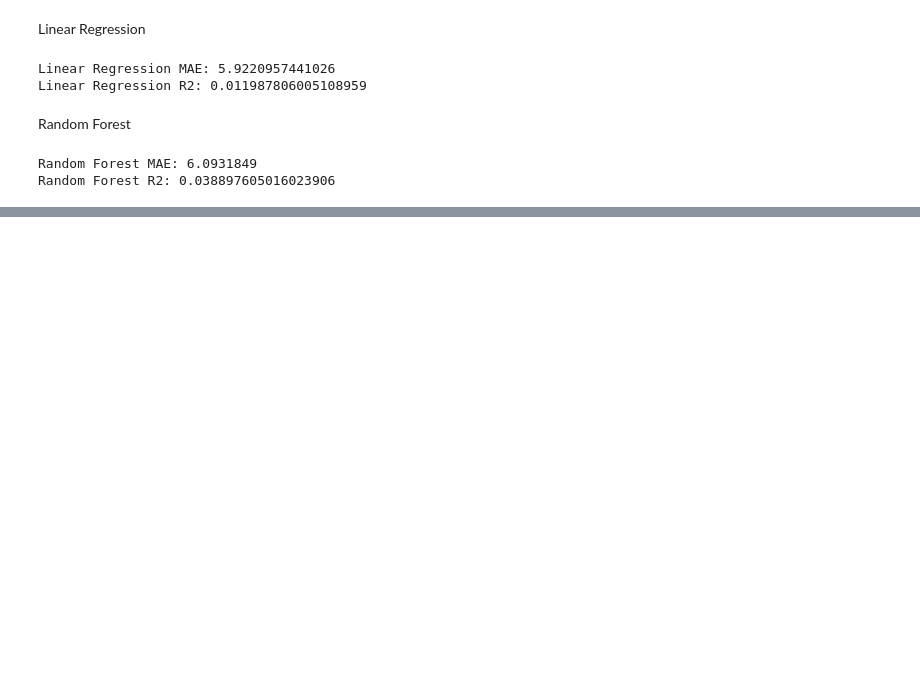
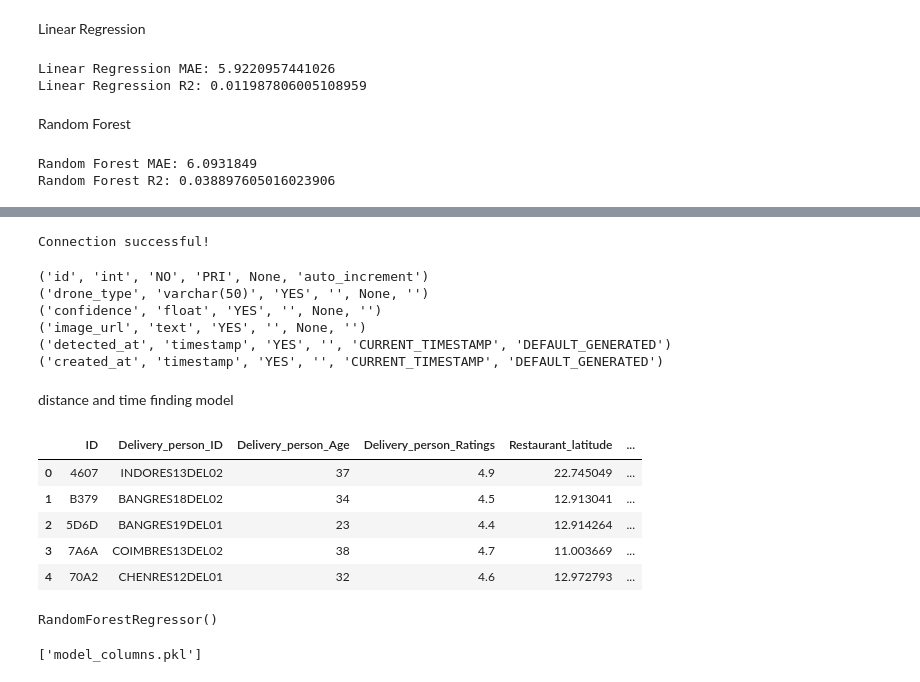
Before and after one commit to bptsdgrn/Aero-AI, a Jupyter notebook: drone.ipynb, the cells around one changed output, grey strips where cells are left out. Saved outputs shown, nothing was run; the diff lists cells and outputs as text; code cells hidden in the pictures; blank space fills up the shorter version.

```diff
--- a/drone.ipynb
+++ b/drone.ipynb
@@ -133,0 +556,55 @@ Deep Learning R2: -0.006893714156251285
+# %%
+import pymysql
+
+connection = pymysql.connect(
+    host="drone-detection-db.czyge4aiywpv.ap-south-1.rds.amazonaws.com",
+    user="admin",
+    password="Drone1234",
+    database="drone_db",
+    port=3306
+)
+
+cursor = connection.cursor()
+cursor.execute("SELECT 1")
+
+print("Connection successful!")
+# %% [output]
+Connection successful!
+# %%
+import pymysql
+
+connection = pymysql.connect(
+    host="drone-detection-db.czyge4aiywpv.ap-south-1.rds.amazonaws.com",
+    user="admin",
+    password="Drone1234",
+    database="drone_db",
+    port=3306
+)
+
+cursor = connection.cursor()
+
+cursor.execute("DESCRIBE detections")
+
+for row in cursor.fetchall():
+    print(row)
+# %% [output]
+('id', 'int', 'NO', 'PRI', None, 'auto_increment')
+('drone_type', 'varchar(50)', 'YES', '', None, '')
+('confidence', 'float', 'YES', '', None, '')
+('image_url', 'text', 'YES', '', None, '')
+('detected_at', 'timestamp', 'YES', '', 'CURRENT_TIMESTAMP', 'DEFAULT_GENERATED')
+('created_at', 'timestamp', 'YES', '', 'CURRENT_TIMESTAMP', 'DEFAULT_GENERATED')
+# %% [markdown]
+distance and time finding model
+# %%
+import pandas as pd
+
+df = pd.read_excel(r"C:\Users\boopa\Desktop\DS\Drone\delivery.xlsx")
+df.head()
+# %% [output]
+|  | ID | Delivery_person_ID | Delivery_person_Age | Delivery_person_Ratings | Restaurant_latitude | ... |
+| 0 | 4607 | INDORES13DEL02 | 37 | 4.9 | 22.745049 | ... |
+| 1 | B379 | BANGRES18DEL02 | 34 | 4.5 | 12.913041 | ... |
+| 2 | 5D6D | BANGRES19DEL01 | 23 | 4.4 | 12.914264 | ... |
+| 3 | 7A6A | COIMBRES13DEL02 | 38 | 4.7 | 11.003669 | ... |
+| 4 | 70A2 | CHENRES12DEL01 | 32 | 4.6 | 12.972793 | ... |
@@ -133,0 +634,17 @@ Deep Learning R2: -0.006893714156251285
+# %%
+from sklearn.model_selection import train_test_split
+from sklearn.ensemble import RandomForestRegressor
+
+X_train, X_test, y_train, y_test = train_test_split(X, y, test_size=0.2)
+
+model = RandomForestRegressor()
+model.fit(X_train, y_train)
+# %% [output]
+RandomForestRegressor()
+# %%
+import joblib
+
+joblib.dump(model, "delivery_model.pkl")
+joblib.dump(X.columns, "model_columns.pkl")
+# %% [output]
+['model_columns.pkl']
```
Also changed, not shown: parts of 39 cells of this notebook, 1 other file.
